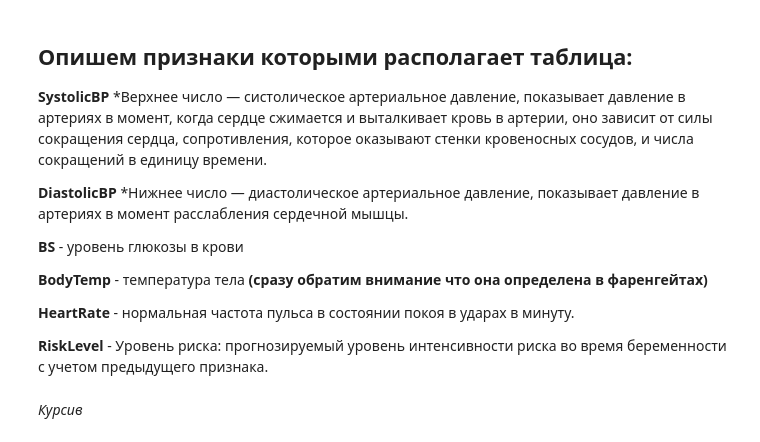
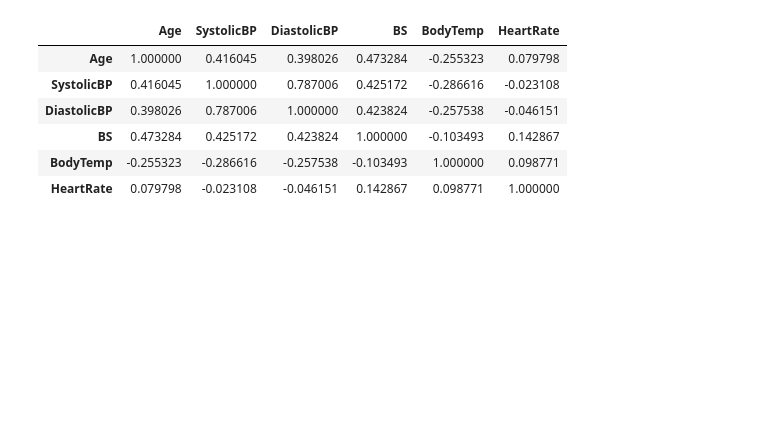
Before and after one commit to ArturGrigo/ArturGrigo, a Jupyter notebook: Тестовое_задание.ipynb, the cells around one changed output. Saved outputs shown, nothing was run; the diff lists cells and outputs as text; code cells hidden in the pictures; blank space fills up the shorter version.

```diff
--- a/Тестовое_задание.ipynb
+++ b/Тестовое_задание.ipynb
@@ -33,16 +66,10 @@ plt.gca().spines[['top', 'right',]].set_visible(False)
-# %% [markdown]
-## Опишем признаки которыми располагает таблица:
-
-**SystolicBP** *Верхнее число — систолическое артериальное давление, показывает давление в артериях в момент, когда сердце сжимается и выталкивает кровь в артерии, оно зависит от силы сокращения сердца, сопротивления, которое оказывают стенки кровеносных сосудов, и числа сокращений в единицу времени.
-
-**DiastolicBP** *Нижнее число — диастолическое артериальное давление, показывает давление в артериях в момент расслабления сердечной мышцы.
-
-**BS** - уровень глюкозы в крови
-
-**BodyTemp** - температура тела **(сразу обратим внимание что она определена в фаренгейтах)**
-
-**HeartRate** -  нормальная частота пульса в состоянии покоя в ударах в минуту.
-
-**RiskLevel**  - Уровень риска: прогнозируемый уровень интенсивности риска во время беременности с учетом предыдущего признака.
-# %% [markdown]
-*Курсив*
+# %%
+df[['Age','SystolicBP','DiastolicBP','BS','BodyTemp','HeartRate']].corr()
+# %% [output]
+|  | Age | SystolicBP | DiastolicBP | BS | BodyTemp | HeartRate |
+| Age | 1.000000 | 0.416045 | 0.398026 | 0.473284 | -0.255323 | 0.079798 |
+| SystolicBP | 0.416045 | 1.000000 | 0.787006 | 0.425172 | -0.286616 | -0.023108 |
+| DiastolicBP | 0.398026 | 0.787006 | 1.000000 | 0.423824 | -0.257538 | -0.046151 |
+| BS | 0.473284 | 0.425172 | 0.423824 | 1.000000 | -0.103493 | 0.142867 |
+| BodyTemp | -0.255323 | -0.286616 | -0.257538 | -0.103493 | 1.000000 | 0.098771 |
+| HeartRate | 0.079798 | -0.023108 | -0.046151 | 0.142867 | 0.098771 | 1.000000 |
```
Also changed, not shown: parts of 15 cells of this notebook.
